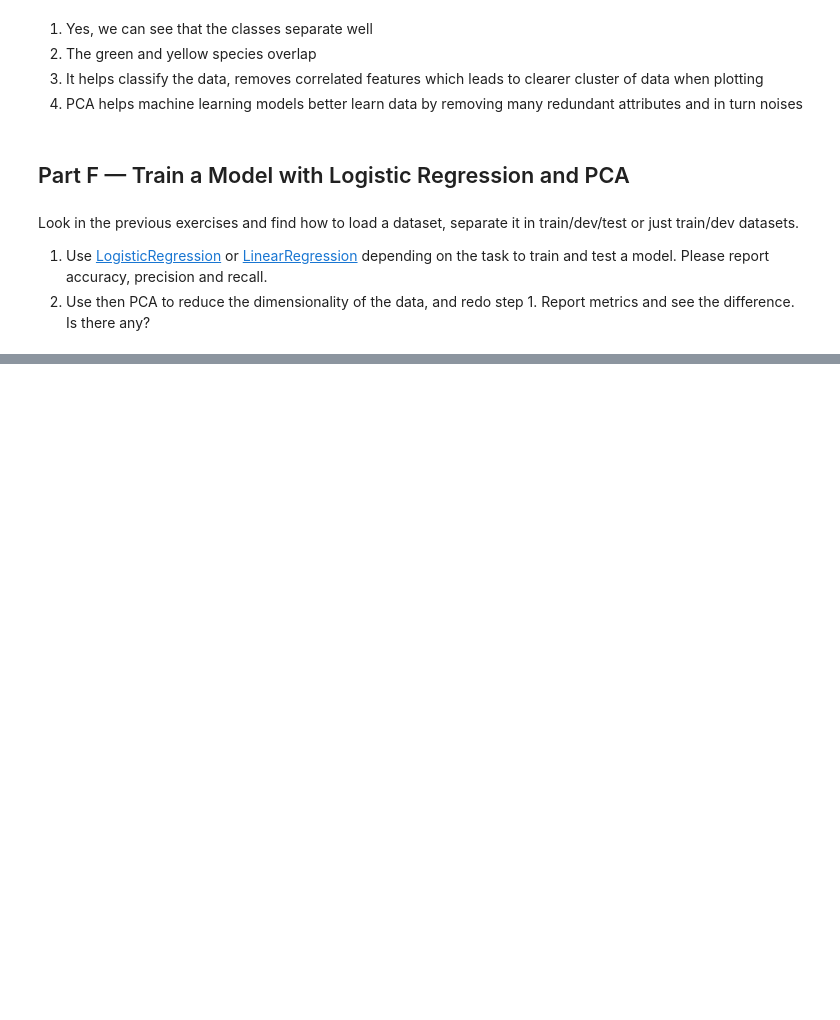
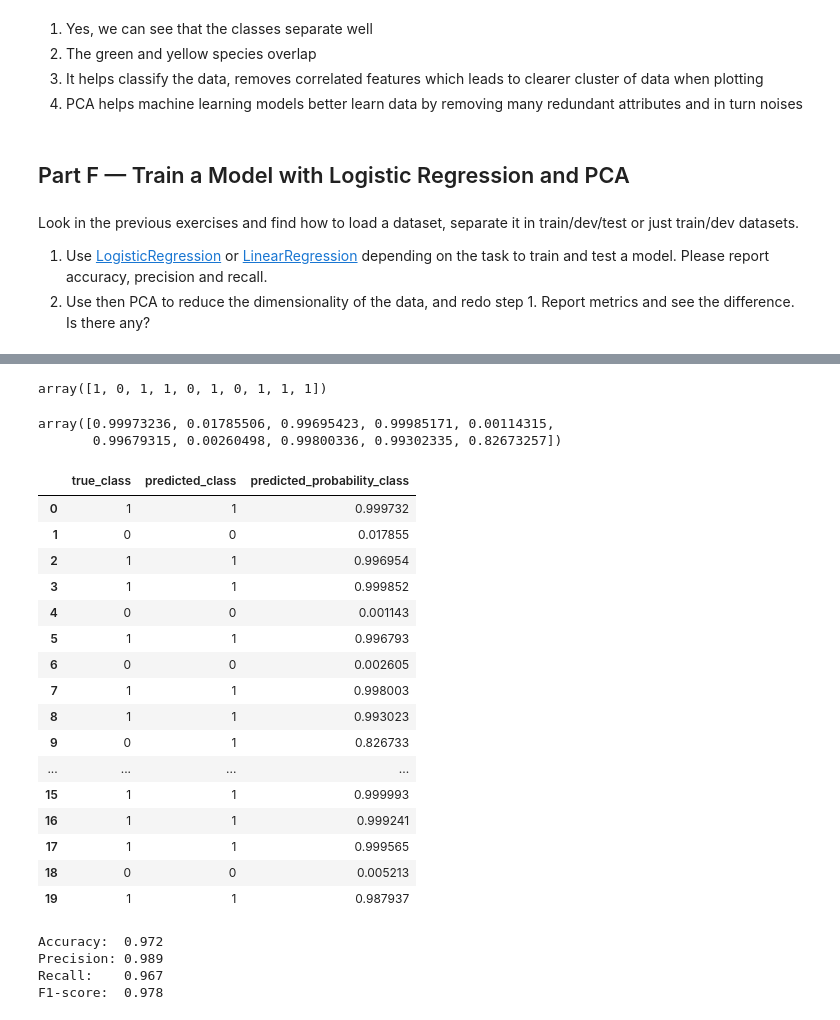
Before and after one commit to Doug1259/ml-course, a Jupyter notebook: docs/5-Principal-Component-Analysis/01-dimensionality-reduction-basics.ipynb, the cells around one changed output, grey strips where cells are left out. Saved outputs shown, nothing was run; the diff lists cells and outputs as text; code cells hidden in the pictures; blank space fills up the shorter version.

```diff
--- a/docs/5-Principal-Component-Analysis/01-dimensionality-reduction-basics.ipynb
+++ b/docs/5-Principal-Component-Analysis/01-dimensionality-reduction-basics.ipynb
@@ -295,0 +388,54 @@ Look in the previous exercises and find how to load a dataset, separate it in tr
+# %%
+y_pred = log_reg.predict(X_test)
+
+y_pred[:10]
+# %% [output]
+array([1, 0, 1, 1, 0, 1, 0, 1, 1, 1])
+# %%
+y_proba = log_reg.predict_proba(X_test)[:, 1]
+
+y_proba[:10]
+# %% [output]
+array([0.99973236, 0.01785506, 0.99695423, 0.99985171, 0.00114315,
+       0.99679315, 0.00260498, 0.99800336, 0.99302335, 0.82673257])
+# %%
+results = pd.DataFrame({
+    "true_class": Y_test.values,
+    "predicted_class": y_pred,
+    "predicted_probability_class": y_proba
+})
+
+results.head(20)
+# %% [output]
+|  | true_class | predicted_class | predicted_probability_class |
+| 0 | 1 | 1 | 0.999732 |
+| 1 | 0 | 0 | 0.017855 |
+| 2 | 1 | 1 | 0.996954 |
+| 3 | 1 | 1 | 0.999852 |
+| 4 | 0 | 0 | 0.001143 |
+| 5 | 1 | 1 | 0.996793 |
+| 6 | 0 | 0 | 0.002605 |
+| 7 | 1 | 1 | 0.998003 |
+| 8 | 1 | 1 | 0.993023 |
+| 9 | 0 | 1 | 0.826733 |
+| ... | ... | ... | ... |
+| 15 | 1 | 1 | 0.999993 |
+| 16 | 1 | 1 | 0.999241 |
+| 17 | 1 | 1 | 0.999565 |
+| 18 | 0 | 0 | 0.005213 |
+| 19 | 1 | 1 | 0.987937 |
+# %%
+accuracy = accuracy_score(Y_test, y_pred)
+precision = precision_score(Y_test, y_pred)
+recall = recall_score(Y_test, y_pred)
+f1 = f1_score(Y_test, y_pred)
+
+print(f"Accuracy:  {accuracy:.3f}")
+print(f"Precision: {precision:.3f}")
+print(f"Recall:    {recall:.3f}")
+print(f"F1-score:  {f1:.3f}")
+# %% [output]
+Accuracy:  0.972
+Precision: 0.989
+Recall:    0.967
+F1-score:  0.978
```
Also changed, not shown: parts of 10 cells of this notebook.
